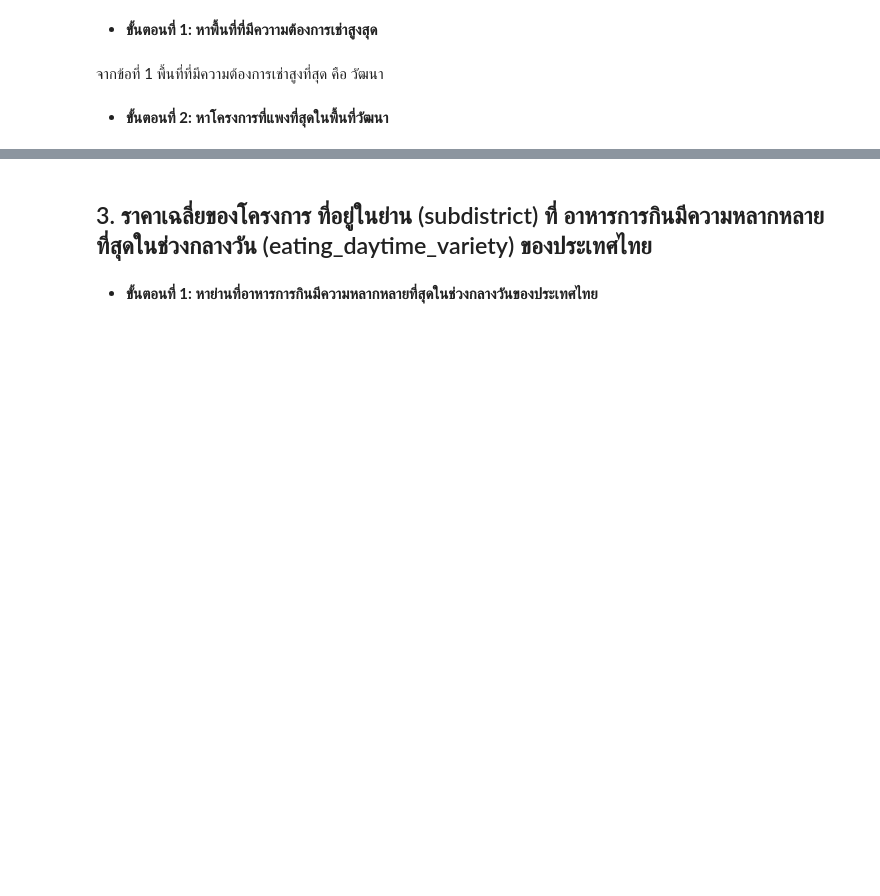
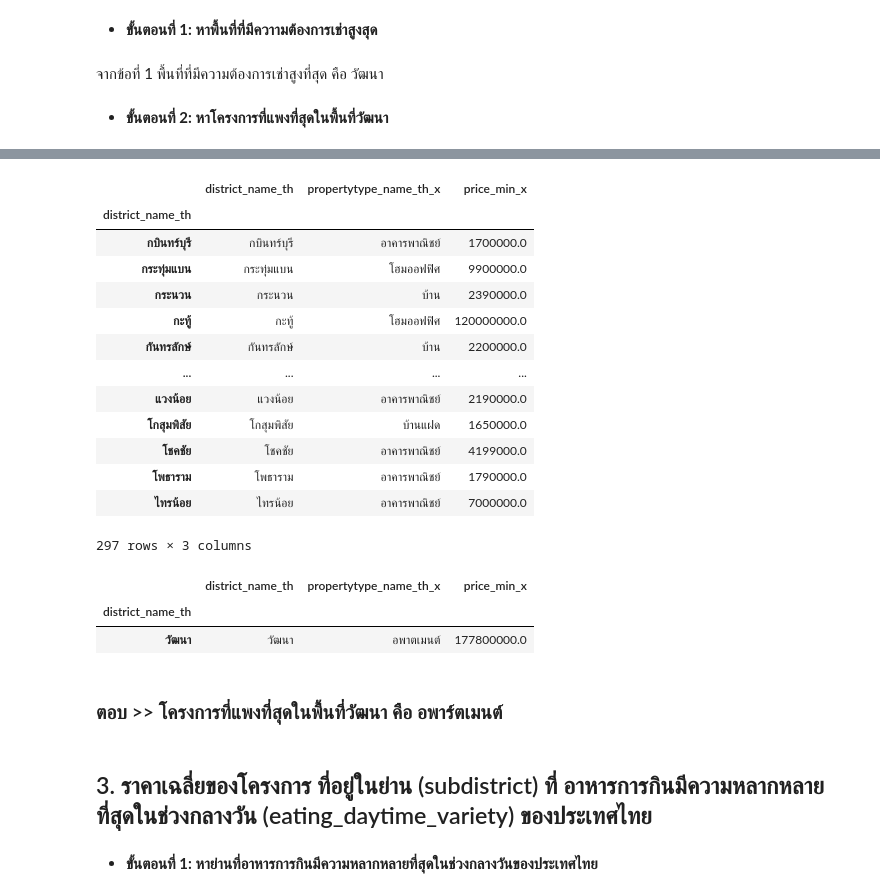
Before and after one commit to NewtonSawitta/BasicProg_DataViz65, a Jupyter notebook: midterm65.ipynb, the cells around one changed output, grey strips where cells are left out. Drawn from its saved outputs; the diff is of its cells as text; code cells hidden in the pictures; blank space fills up the shorter version.

```diff
--- a/midterm65.ipynb
+++ b/midterm65.ipynb
@@ -129,3 +151,6 @@ A[A['volume_of_rental']>=47238]
 จากข้อที่ 1 พื้นที่ที่มีความต้องการเช่าสูงที่สุด คือ วัฒนา
 # %% [markdown]
 - **ขั้นตอนที่ 2: หาโครงการที่แพงที่สุดในพื้นที่วัฒนา**
+# %%
+UP = pd.merge(unit, project, on = 'project_id')  # ทำการ Merge ระหว่าง unit กับ project เข้าด้วยกัน
+UP.head()
@@ -132,3 +165,29 @@ A[A['volume_of_rental']>=47238]
+# %%
+UP2 = UP.groupby('district_name_th')[['district_name_th','propertytype_name_th_x','price_min_x']].max()  # ทำการ Groupby พื้นที่กับโครงการ
+UP2
+# %% [output]
+|  | district_name_th | propertytype_name_th_x | price_min_x |
+| district_name_th |  |  |  |
+| กบินทร์บุรี | กบินทร์บุรี | อาคารพาณิชย์ | 1700000.0 |
+| กระทุ่มแบน | กระทุ่มแบน | โฮมออฟฟิศ | 9900000.0 |
+| กระนวน | กระนวน | บ้าน | 2390000.0 |
+| กะทู้ | กะทู้ | โฮมออฟฟิศ | 120000000.0 |
+| กันทรลักษ์ | กันทรลักษ์ | บ้าน | 2200000.0 |
+| ... | ... | ... | ... |
+| แวงน้อย | แวงน้อย | อาคารพาณิชย์ | 2190000.0 |
+| โกสุมพิสัย | โกสุมพิสัย | บ้านแฝด | 1650000.0 |
+| โชคชัย | โชคชัย | อาคารพาณิชย์ | 4199000.0 |
+| โพธาราม | โพธาราม | อาคารพาณิชย์ | 1790000.0 |
+| ไทรน้อย | ไทรน้อย | อาคารพาณิชย์ | 7000000.0 |
+297 rows × 3 columns
+# %%
+UP2[UP2['district_name_th']== 'วัฒนา']
+# %% [output]
+|  | district_name_th | propertytype_name_th_x | price_min_x |
+| district_name_th |  |  |  |
+| วัฒนา | วัฒนา | อพาตเมนต์ | 177800000.0 |
+# %% [markdown]
+### ตอบ >> โครงการที่แพงที่สุดในพื้นที่วัฒนา คือ อพาร์ตเมนต์
 # %% [markdown]
 ## 3. ราคาเฉลี่ยของโครงการ ที่อยู่ในย่าน (subdistrict) ที่  อาหารการกินมีความหลากหลายที่สุดในช่วงกลางวัน (eating_daytime_variety) ของประเทศไทย
 # %% [markdown]
```
Also changed, not shown: parts of 11 cells of this notebook.
